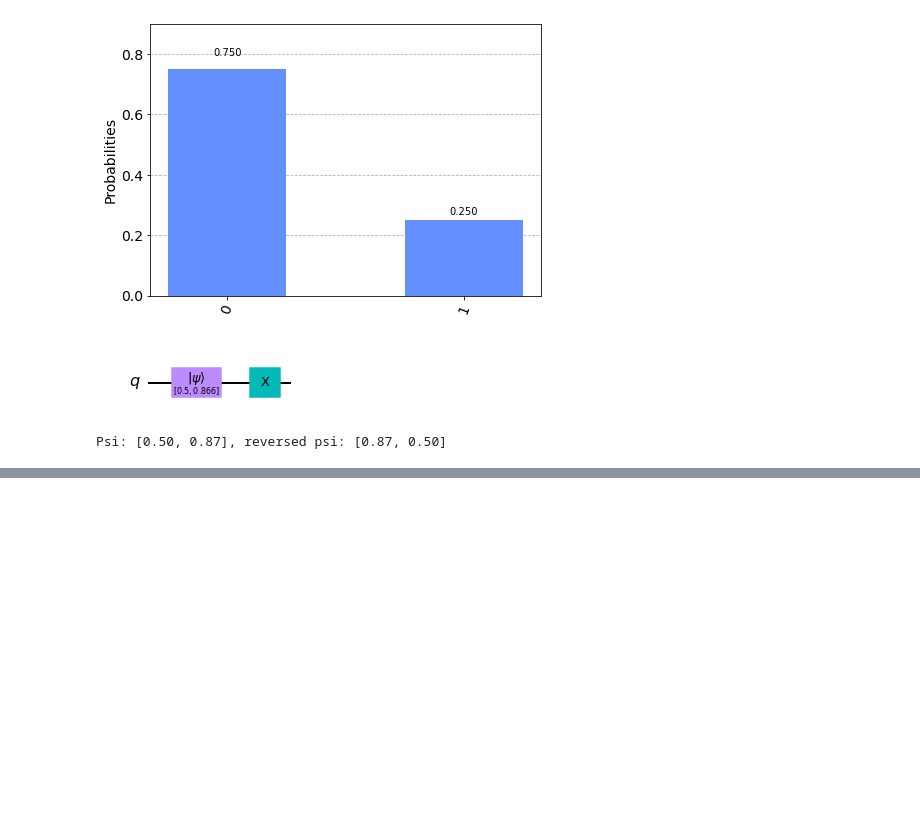
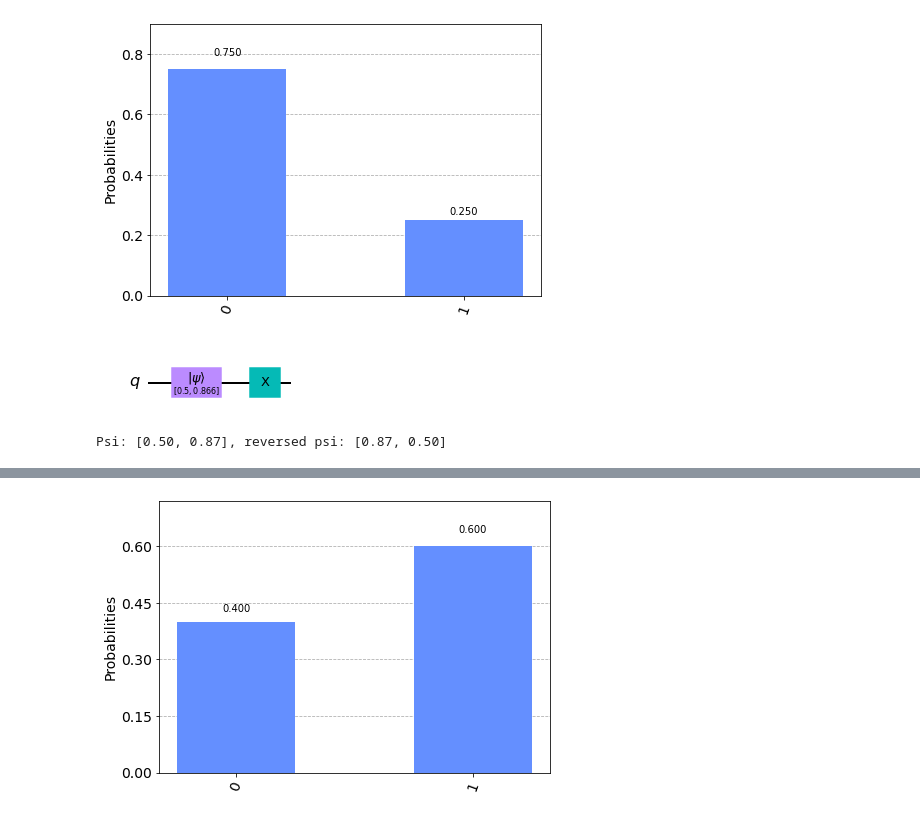
Before and after one commit to leonardocfor/quantum, a Jupyter notebook: notebooks/titanic.ipynb, the cells around one changed output, grey strips where cells are left out. Drawn from its saved outputs; the diff is of its cells as text; code cells hidden in the pictures; blank space fills up the shorter version.

```diff
--- a/notebooks/titanic.ipynb
+++ b/notebooks/titanic.ipynb
@@ -992,0 +1055,23 @@ Psi: [0.50, 0.87], reversed psi: [0.87, 0.50]
+# %%
+# Weighted initial state for the casino vs the player
+# Increase the casino's winining chance by 10% -> alpha² = 0.4 (player), betha² = 0.6 (casino)
+from math import sqrt
+from qiskit import QuantumCircuit, Aer, execute
+from qiskit.visualization import plot_histogram
+import matplotlib.pyplot as plt
+
+# Define state |psi>
+initial_state = [sqrt(0.4),sqrt(0.6)]
+
+# Redifine the quantum circuit
+qc = QuantumCircuit(1)
+
+# Initialize the 0th qubit in the the state 'initial_state'
+qc.initialize(initial_state,0)
+
+# Simulate the circuit
+backend = Aer.get_backend('statevector_simulator')
+results = execute(qc,backend).result().get_counts()
+plot_histogram(results)
+# %% [output]
+[figure, added]
```
Also changed, not shown: parts of 16 cells of this notebook, 2 other files.
